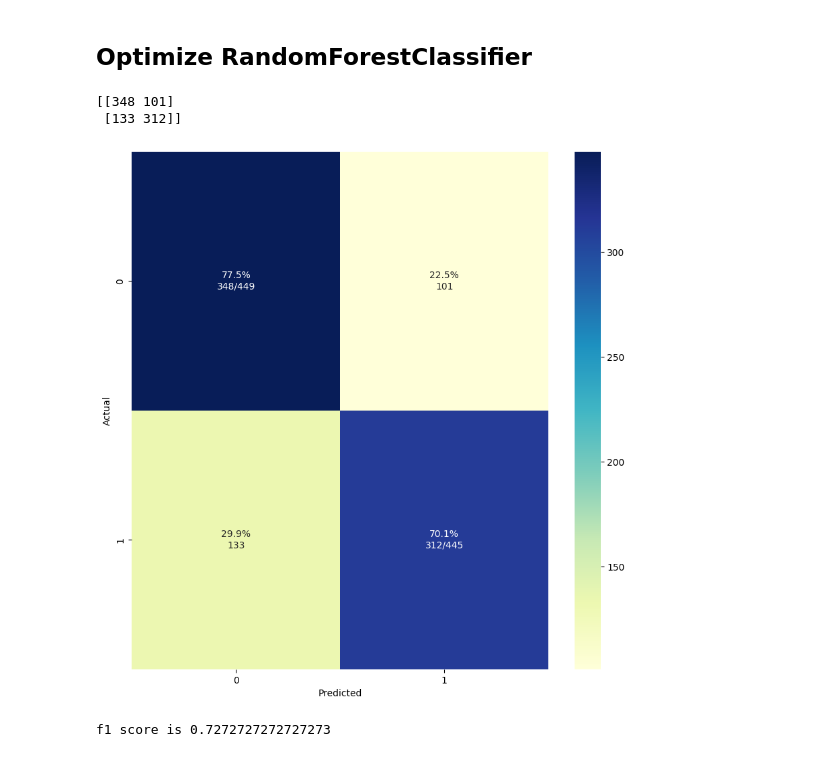
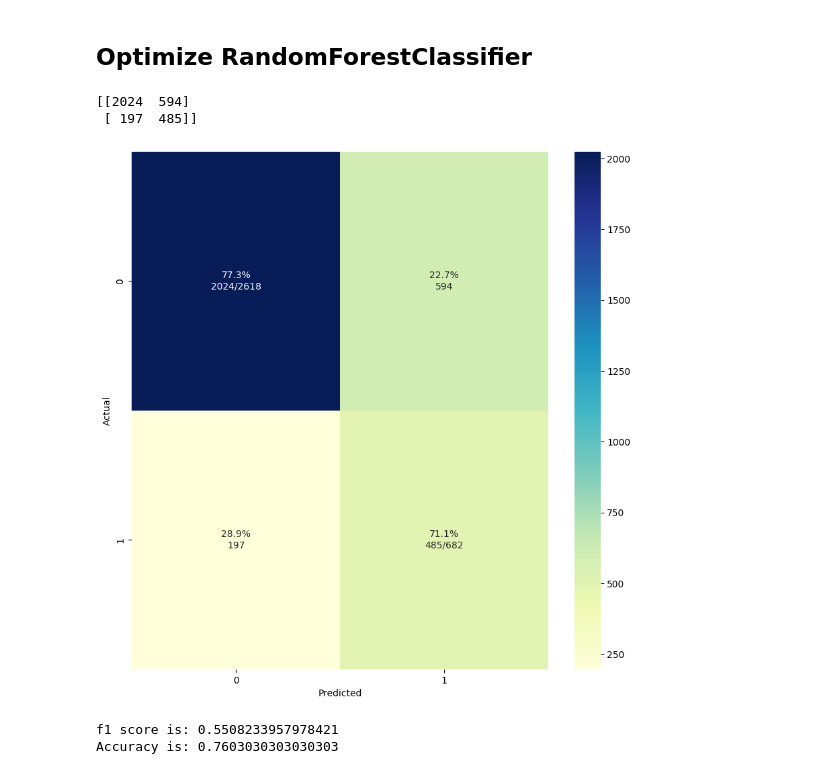
Before and after one commit to ezalos/Notebooks2Teach, a Jupyter notebook: sklearn/3_classification_scikit.ipynb, the cells around one changed output. Cells and saved outputs as stored; diff of their text form; code cells hidden in the pictures.

```diff
--- a/sklearn/3_classification_scikit.ipynb
+++ b/sklearn/3_classification_scikit.ipynb
@@ -417,11 +417,9 @@ Please also refer to the documentation for alternative solver options:
 # %%
 from sklearn.ensemble import RandomForestClassifier
 from sklearn.svm import SVC
-from sklearn.metrics import f1_score
+from sklearn.metrics import f1_score, accuracy_score
 
-def train_model(model, X, y):
-    X_train, X_test, y_train, y_test = train_test_split(
-            X, y, test_size=0.33, random_state=42)
+def train_model(model, X_train, X_test, y_train, y_test):
     model.fit(X_train, y_train)
     y_pred = model.predict(X_test)
 
@@ -429,7 +427,8 @@ def train_model(model, X, y):
     conmat = np.mat(conmat)
     plot_cm(y_test, y_pred)
     f1 = f1_score(y_test, y_pred)
-    print(f"f1 score is {f1}")
+    print(f"f1 score is: {f1}")
+    print(f"Accuracy is: {accuracy_score(y_test, y_pred)}")
     return y_pred, conmat
 # %% [markdown]
 ## Optimize Logistic Regression
@@ -528,9 +539,12 @@ Let's build a function to compare RandomForest and SVM
 # %%
 from sklearn.ensemble import RandomForestClassifier
 
-y_pred, conmat = train_model(RandomForestClassifier(random_state=42), X, y)
+y_pred, conmat = train_model(
+    RandomForestClassifier(random_state=42), X_train, X_test, y_train, y_test
+)
 # %% [output]
-[[348 101]
- [133 312]]
+[[2024  594]
+ [ 197  485]]
-[figure, old version]
+[figure, new version]
-f1 score is 0.7272727272727273
+f1 score is: 0.5508233957978421
+Accuracy is: 0.7603030303030303
```
Also changed, not shown: parts of 10 cells of this notebook, 13 other files.
